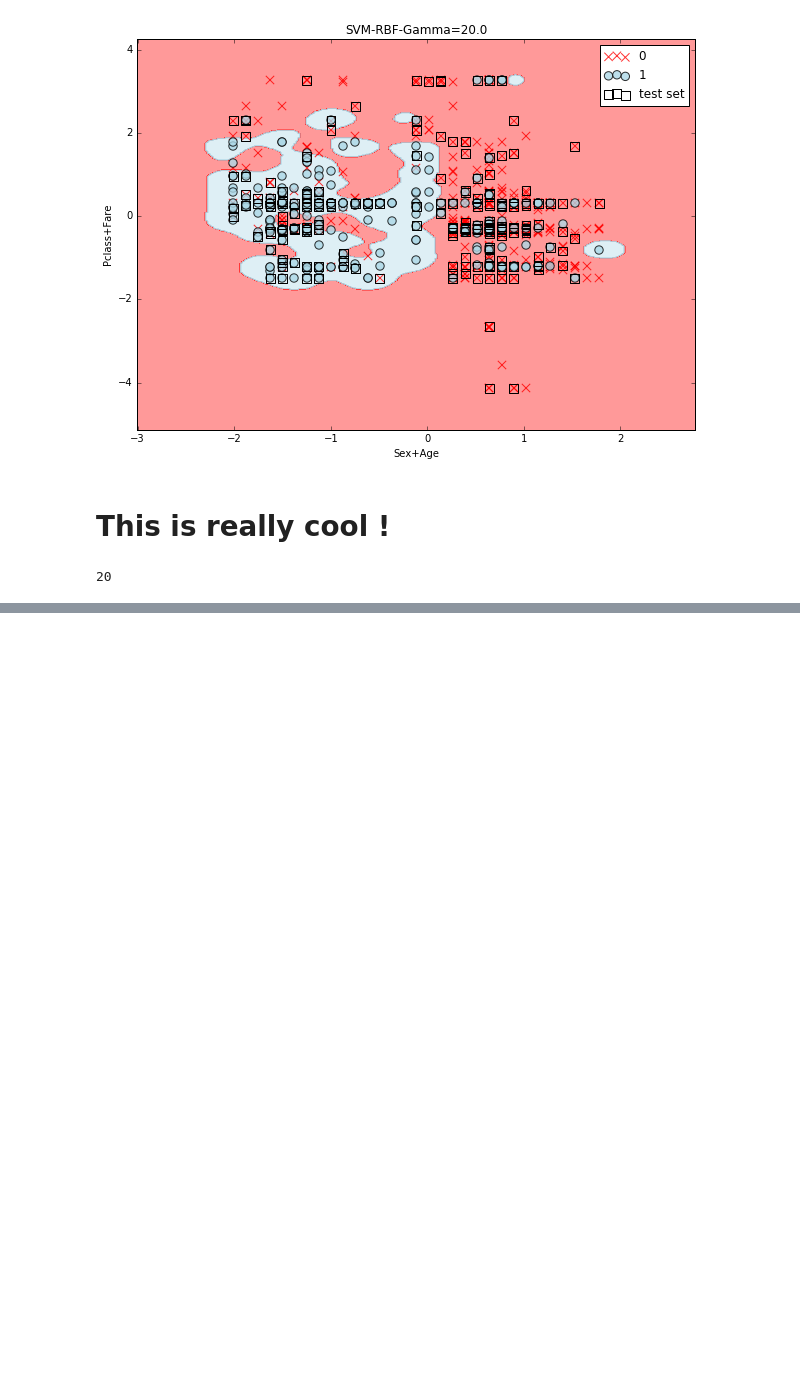
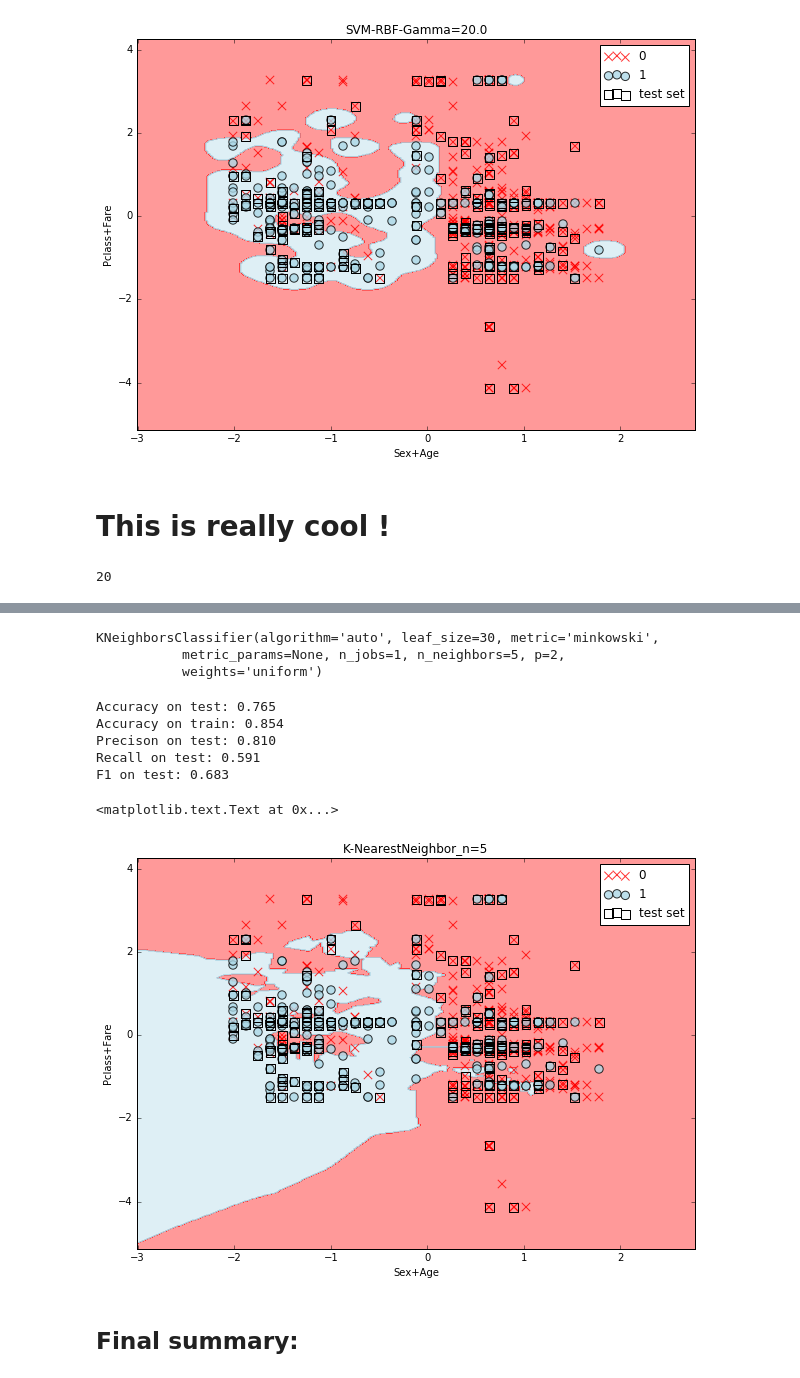
Before and after one commit to liufuyang/titanic, a Jupyter notebook: Step1 - SimpleModel.ipynb, the cells around one changed output, grey strips where cells are left out. Drawn from its saved outputs; the diff is of its cells as text; code cells hidden in the pictures; blank space fills up the shorter version.

```diff
--- a/Step1 - SimpleModel.ipynb
+++ b/Step1 - SimpleModel.ipynb
@@ -340,0 +443,38 @@ svm.gamma
+# %%
+from sklearn.neighbors import KNeighborsClassifier
+
+knn = KNeighborsClassifier(n_neighbors=5,
+                           p=2,
+                           metric='minkowski')
+knn.fit(X_train_std, y_train)
+# %% [output]
+KNeighborsClassifier(algorithm='auto', leaf_size=30, metric='minkowski',
+           metric_params=None, n_jobs=1, n_neighbors=5, p=2,
+           weights='uniform')
+# %%
+y_pred = knn.predict(X_test_std)
+print('Accuracy on test: %.3f' % accuracy_score(y_test,y_pred))
+print('Accuracy on train: %.3f' % accuracy_score(y_train,knn.predict(X_train_std)))
+print('Precison on test: %.3f' % precision_score(y_test,y_pred))
+print('Recall on test: %.3f' % recall_score(y_test,y_pred))
+print('F1 on test: %.3f' % f1_score(y_test,y_pred))
+# %% [output]
+Accuracy on test: 0.765
+Accuracy on train: 0.854
+Precison on test: 0.810
+Recall on test: 0.591
+F1 on test: 0.683
+# %%
+X_combined_std = np.vstack((X_train_std, X_test_std))
+y_combined = np.hstack((y_train, y_test))
+
+plot_decision_regions(X_combined_std, y_combined, knn,test_idx=range(len(y_combined)-len(y_test), len(y_combined)))
+plt.legend()
+plt.xlabel('Sex+Age')
+plt.ylabel('Pclass+Fare')
+plt.title('K-NearestNeighbor_n=%d' % knn.n_neighbors)
+# %% [output]
+<matplotlib.text.Text at 0x...>
+[figure, added]
+# %% [markdown]
+## Final summary:
```
Also changed, not shown: parts of 23 cells of this notebook, 5 other files.
